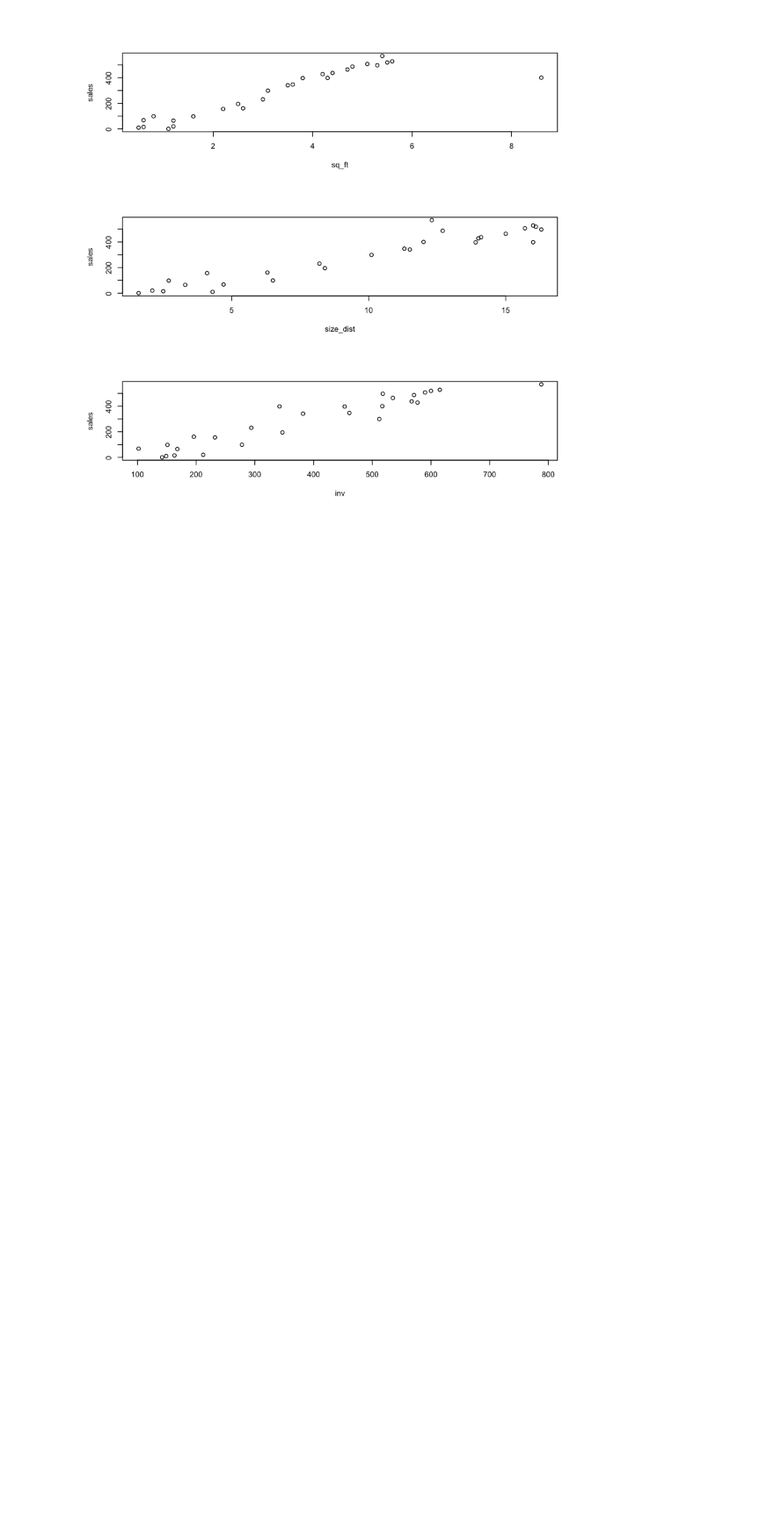
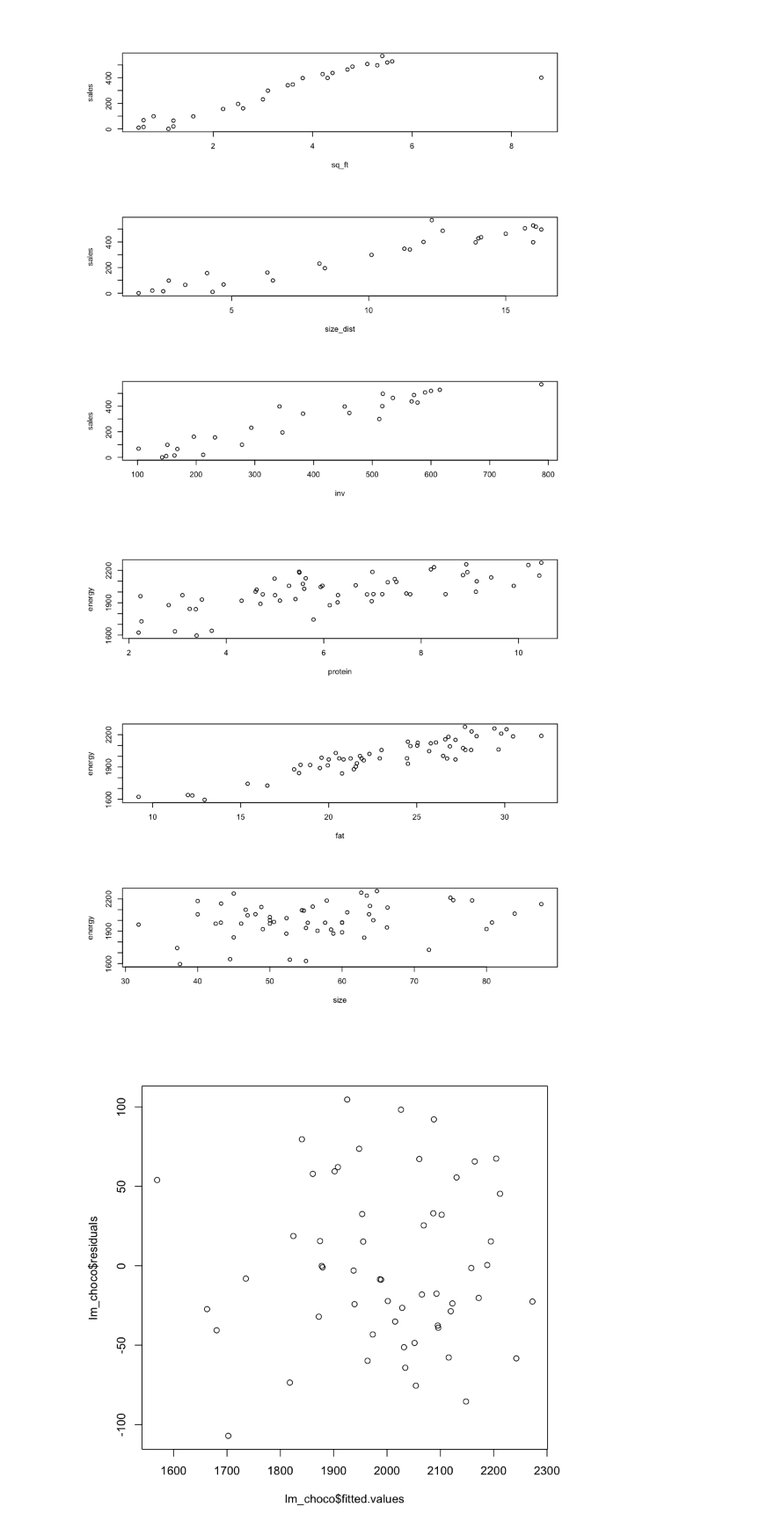
Before and after one commit to slzdevsnp/learn, a Jupyter notebook: intro_ml/intro_ml_regression.ipynb, the cells around one changed output. Shown at 88% size. Saved outputs shown, nothing was run; the diff lists cells and outputs as text; code cells hidden in the pictures; blank space fills up the shorter version.

```diff
--- a/intro_ml/intro_ml_regression.ipynb
+++ b/intro_ml/intro_ml_regression.ipynb
@@ -174,3 +175,19 @@ Residual standard error: 17.65 on 21 degrees of freedom
 Multiple R-squared:  0.9932,    Adjusted R-squared:  0.9916
 F-statistic: 611.6 on 5 and 21 DF,  p-value: < 2.2e-16
 [figure]
+# %%
+### are all predictors relevant
+choco_data <- read.csv(file='choco_data.csv', row.names=1, header =T)
+par(mfrow=c(3,1))
+plot(energy ~ protein, choco_data)
+plot(energy ~ fat, choco_data)
+plot(energy ~ size, choco_data)
+par(mfrow=c(1,1))
+lm_choco <- lm(energy ~ ., data=choco_data)
+plot(lm_choco$fitted.values, lm_choco$residuals  ) #residuals, expect uncorrelated
+qqnorm(lm_choco$residuals) # expect linear fit
+summary(lm_choco)
+# size feature is statistically insignificnt (high p-value)
+# %% [output]
+[figure, added]
+[figure, added]
```
Also changed, not shown: parts of 5 cells of this notebook, 4 other files.
